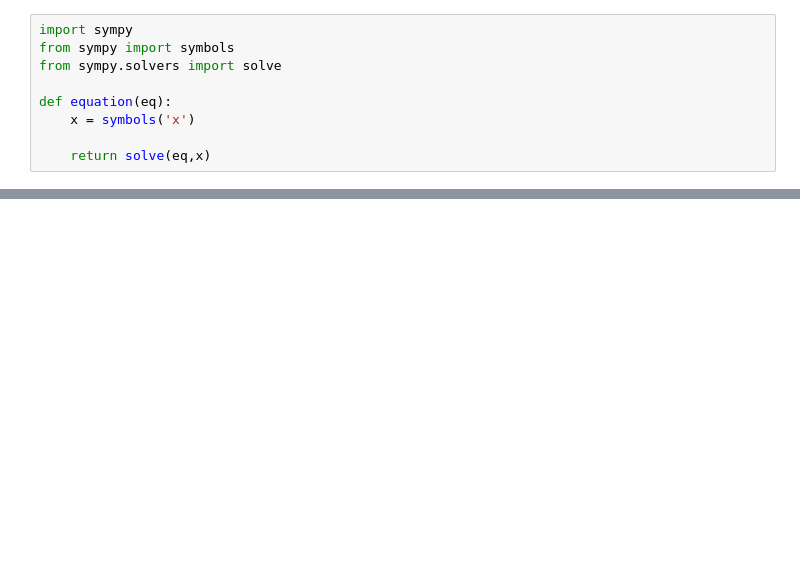
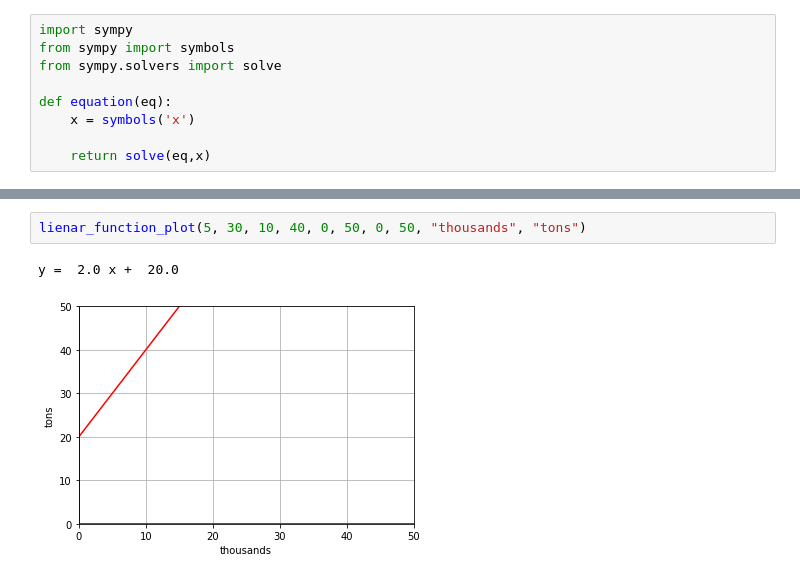
Before and after one commit to jayr0n/algebrawithpython, a Jupyter notebook: week5/linear_function.ipynb, the cells around one changed output, grey strips where cells are left out. Drawn from its saved outputs; the diff is of its cells as text; blank space fills up the shorter version.

```diff
--- a/week5/linear_function.ipynb
+++ b/week5/linear_function.ipynb
@@ -103,0 +187,5 @@ plt.show()
+# %%
+lienar_function_plot(5, 30, 10, 40, 0, 50, 0, 50, "thousands", "tons")
+# %% [output]
+y =  2.0 x +  20.0
+[figure, added]
```
Also changed, not shown: parts of 6 cells of this notebook.
